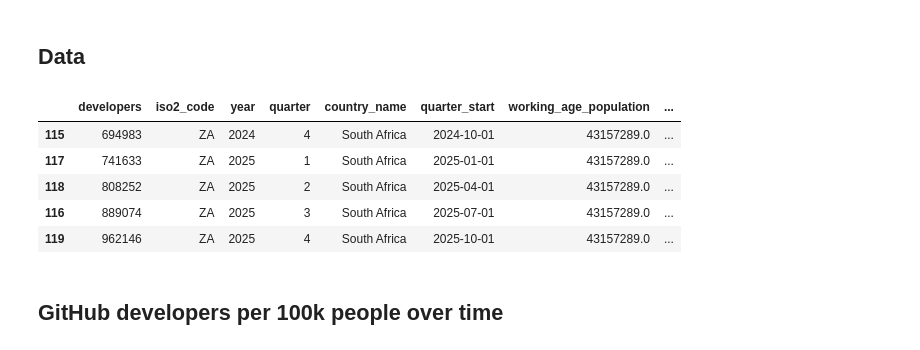
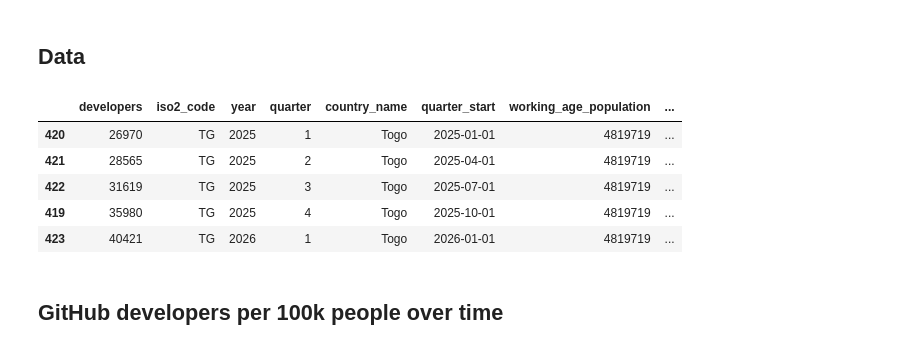
Before and after one commit to datapartnership/west-africa-labor-market-analysis, a Jupyter notebook: notebooks/github-trends/software-development.ipynb, the cells around one changed output. Saved outputs shown, nothing was run; the diff lists cells and outputs as text; code cells hidden in the pictures.

Commit message:
adding new github charts for pushes/developer, access github and WB data directly from API

```diff
--- a/notebooks/github-trends/software-development.ipynb
+++ b/notebooks/github-trends/software-development.ipynb
@@ -58,9 +66,27 @@ def add_quarter_start(df: pd.DataFrame) -> pd.DataFrame:
 ## Data
 # %%
 def load_working_age_population() -> pd.DataFrame:
-    """Working-age population (15-64) by country and year."""
+    """Fetch World Bank working-age population (15-64) by country and year."""
+    response = requests.get(
+        (
+            "https://api.worldbank.org/v2/country/"
+            f"{';'.join(COUNTRY_CODES)}/indicator/{WORKING_AGE_POPULATION_INDICATOR}"
+        ),
+        params={"format": "json", "per_page": 20_000},
+        timeout=30,
+    )
+    response.raise_for_status()
+    _, observations = response.json()
     return (
-        pd.read_csv(GITHUB_DIR / "working_age_population.csv")
+        pd.json_normalize(observations)
+        .rename(
+            columns={
+                "country.id": "iso2_code",
+                "date": "year",
+                "value": "working_age_population",
+            }
+        )
+        .assign(year=lambda d: d["year"].astype(int))
         .dropna(subset=["iso2_code"])
         .loc[lambda d: d["iso2_code"].isin(COUNTRY_CODES)]
         .filter(["iso2_code", "year", "working_age_population"])
@@ -85,41 +111,45 @@ def attach_population(github_df: pd.DataFrame, population: pd.DataFrame):
 
 
 def load_github_metric(metric: str, population: pd.DataFrame) -> pd.DataFrame:
-    """Read one quarterly panel and express it per 100k working-age people."""
+    """Read an Innovation Graph quarterly panel per 100k working-age people."""
+    response = requests.get(
+        f"{INNOVATION_GRAPH_DATA_URL}/{metric}.csv", timeout=30
+    )
+    response.raise_for_status()
     raw = (
-        pd.read_csv(GITHUB_DIR / f"{metric}.csv")
+        pd.read_csv(StringIO(response.text))
         .dropna(subset=["iso2_code"])
         .loc[lambda d: d["iso2_code"].isin(COUNTRY_CODES)]
         .assign(country_name=lambda d: d["iso2_code"].map(COUNTRY_NAMES))
         .pipe(add_quarter_start)
         .sort_values(["iso2_code", "year", "quarter"])
     )
     per_100k = f"{metric}_per_100k"
     return (
         attach_population(raw, population)
         .assign(
             **{per_100k: lambda d: d[metric] / d["working_age_population"] * 100_000}
         )
         .dropna(subset=[per_100k])
         .sort_values(["iso2_code", "year", "quarter"])
     )
 
 
 population = load_working_age_population()
 
 developers = load_github_metric("developers", population)
 repositories = load_github_metric("repositories", population)
 organizations = load_github_metric("organizations", population)
 git_pushes = load_github_metric("git_pushes", population)
 
 developers.tail()
 # %% [output]
 |  | developers | iso2_code | year | quarter | country_name | quarter_start | working_age_population | ... |
-| 115 | 694983 | ZA | 2024 | 4 | South Africa | 2024-10-01 | 43157289.0 | ... |
-| 117 | 741633 | ZA | 2025 | 1 | South Africa | 2025-01-01 | 43157289.0 | ... |
-| 118 | 808252 | ZA | 2025 | 2 | South Africa | 2025-04-01 | 43157289.0 | ... |
-| 116 | 889074 | ZA | 2025 | 3 | South Africa | 2025-07-01 | 43157289.0 | ... |
-| 119 | 962146 | ZA | 2025 | 4 | South Africa | 2025-10-01 | 43157289.0 | ... |
+| 420 | 26970 | TG | 2025 | 1 | Togo | 2025-01-01 | 4819719 | ... |
+| 421 | 28565 | TG | 2025 | 2 | Togo | 2025-04-01 | 4819719 | ... |
+| 422 | 31619 | TG | 2025 | 3 | Togo | 2025-07-01 | 4819719 | ... |
+| 419 | 35980 | TG | 2025 | 4 | Togo | 2025-10-01 | 4819719 | ... |
+| 423 | 40421 | TG | 2026 | 1 | Togo | 2026-01-01 | 4819719 | ... |
 # %% [markdown]
 ## GitHub developers per 100k people over time
 # %%
```
Also changed, not shown: parts of 8 cells of this notebook, 11 other files.
